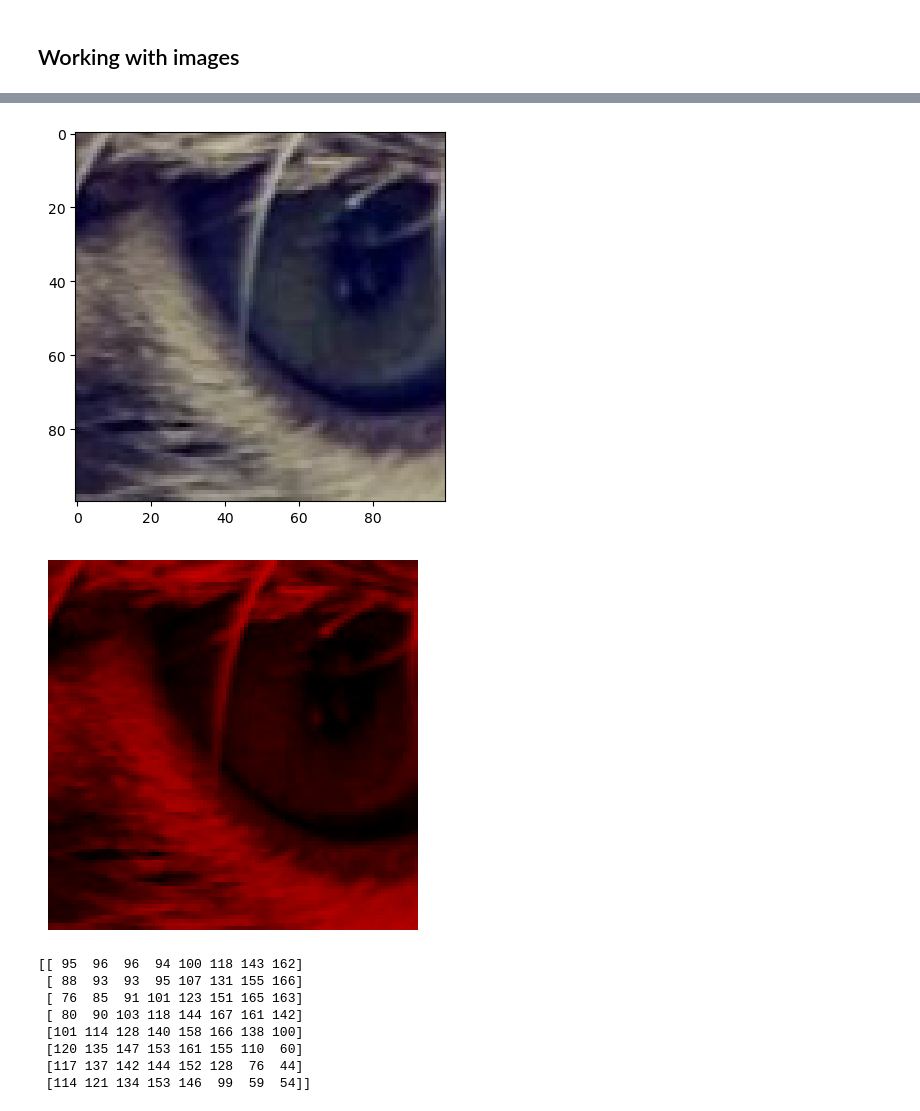
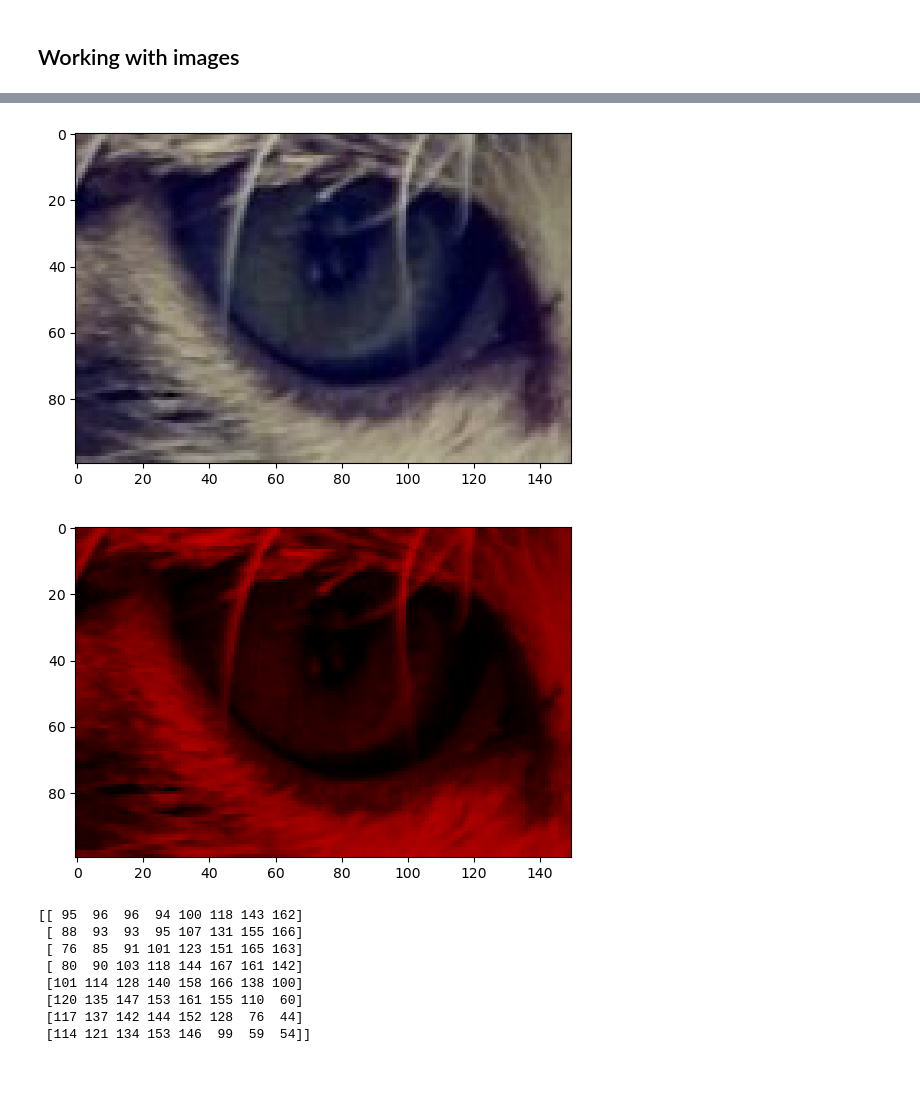
Before and after one commit to dosirrah/CSCI632_25F_MachineLearning, a Jupyter notebook: lecture03-04/CSCI632_25F_Working_With_Images.ipynb, the cells around one changed output, grey strips where cells are left out. Cells and saved outputs as stored; diff of their text form; code cells hidden in the pictures; blank space fills up the shorter version.

```diff
--- a/lecture03-04/CSCI632_25F_Working_With_Images.ipynb
+++ b/lecture03-04/CSCI632_25F_Working_With_Images.ipynb
@@ -31,23 +31,23 @@ plt.show()
 # %%
-crop_eye = (400, 450, 500, 550)  # in cropped image's coordinate system
+crop_eye = (400, 450, 550, 550)  # in cropped image's coordinate system
 eye_img = cropped_img.crop(crop_eye)
 plt.imshow(eye_img)
 plt.show()
 
 # Extract the red channel
 red_channel = eye_img.getchannel('R')
 
 # Convert the channel to a numpy array
 red_array = np.array(red_channel)
 
 zero_channel = Image.new('L', eye_img.size)
 red_image = Image.merge('RGB', (red_channel, zero_channel, zero_channel))
 plt.imshow(red_image)
-plt.axis('off')  # Turn off axis numbers and ticks
+#plt.axis('off')  # Turn off axis numbers and ticks
 plt.show()
 # %% [output]
-[figure, old version]
+[figure, new version]
-[figure, old version]
+[figure, new version]
 # %%
 # Print the upper-left corner of the array
 crop_corner = (0, 0, 8, 8)
```
Also changed, not shown: parts of 2 cells of this notebook.
